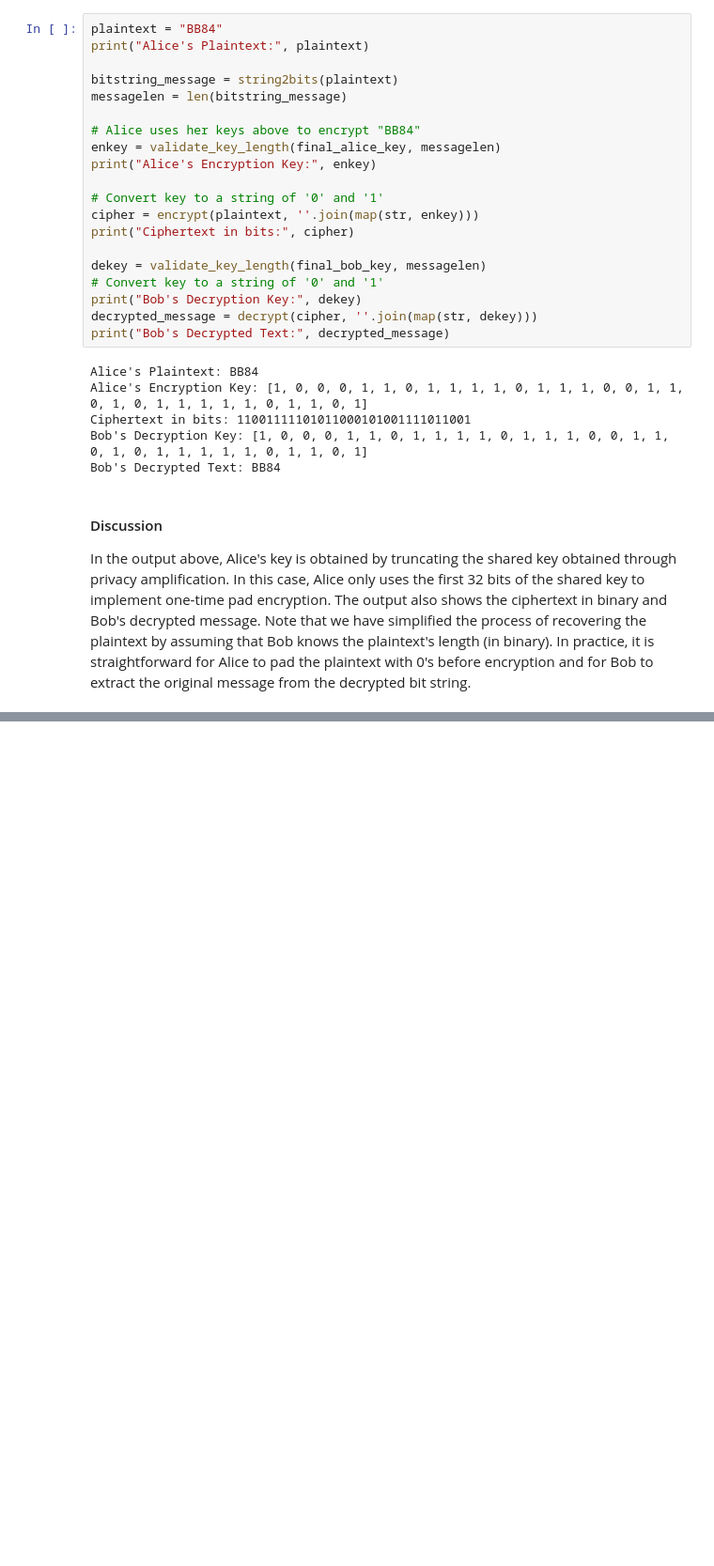
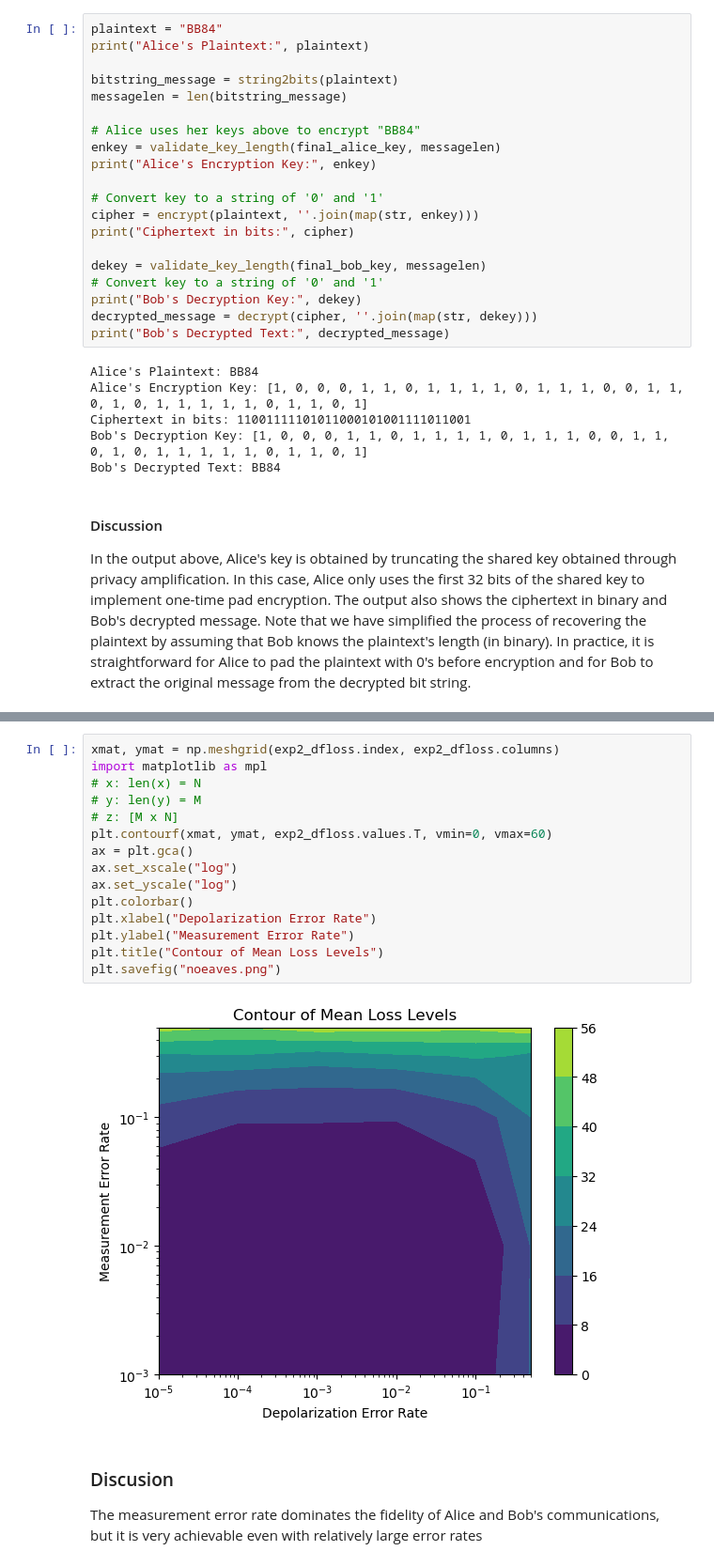
Before and after one commit to stm5340/EN.615.781.81.SP26_Final_Project, a Jupyter notebook: 615781_bb84_experiments.ipynb, the cells around one changed output, grey strips where cells are left out. Shown at 94% size. Cells and saved outputs as stored; diff of their text form; blank space fills up the shorter version.

```diff
--- a/615781_bb84_experiments.ipynb
+++ b/615781_bb84_experiments.ipynb
@@ -1051,0 +1156,20 @@ In the output above, Alice's key is obtained by truncating the shared key obtain
+# %%
+xmat, ymat = np.meshgrid(exp2_dfloss.index, exp2_dfloss.columns)
+import matplotlib as mpl
+# x: len(x) = N
+# y: len(y) = M
+# z: [M x N]
+plt.contourf(xmat, ymat, exp2_dfloss.values.T, vmin=0, vmax=60)
+ax = plt.gca()
+ax.set_xscale("log")
+ax.set_yscale("log")
+plt.colorbar()
+plt.xlabel("Depolarization Error Rate")
+plt.ylabel("Measurement Error Rate")
+plt.title("Contour of Mean Loss Levels")
+plt.savefig("noeaves.png")
+# %% [output]
+[figure, added]
+# %% [markdown]
+### Discusion
+The measurement error rate dominates the fidelity of Alice and Bob's communications, but it is very achievable even with relatively large error rates
```
Also changed, not shown: parts of 12 cells of this notebook.
